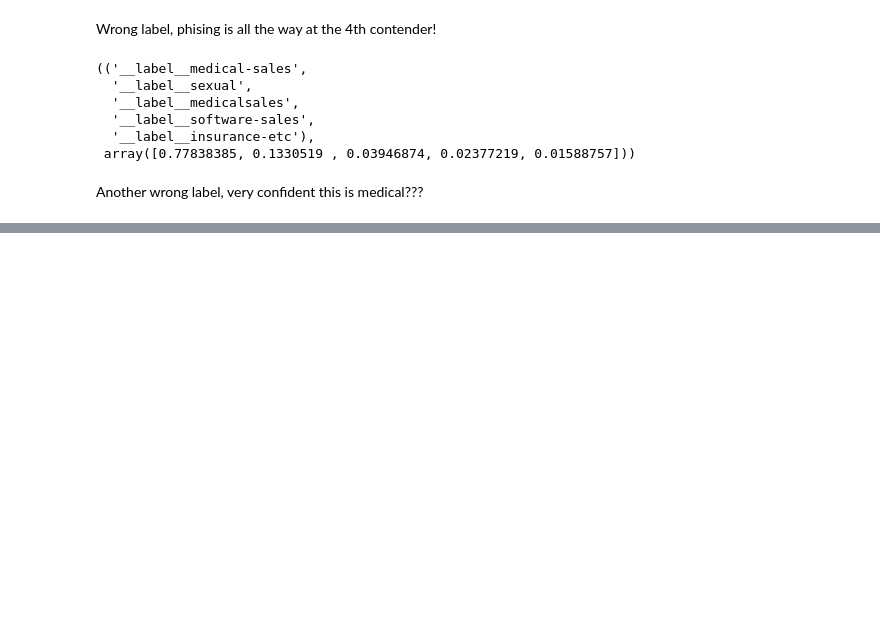
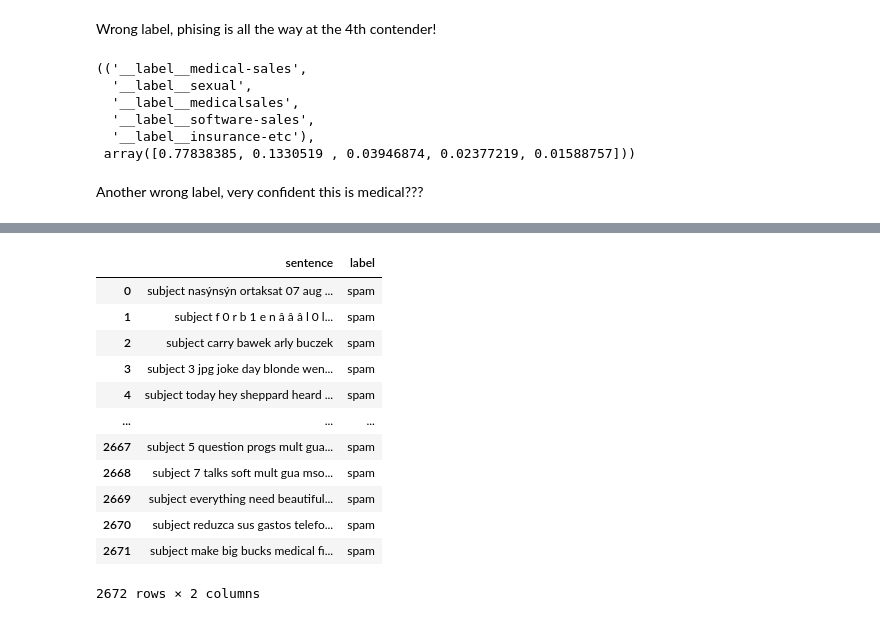
Before and after one commit to zaxiang/Spam_Filter, a Jupyter notebook: notebooks/baseline-GCopy.ipynb, the cells around one changed output, grey strips where cells are left out. Saved outputs shown, nothing was run; the diff lists cells and outputs as text; code cells hidden in the pictures; blank space fills up the shorter version.

```diff
--- a/baseline-GCopy.ipynb
+++ b/notebooks/baseline-GCopy.ipynb
@@ -330,0 +381,26 @@ Another wrong label, very confident this is medical???
+# %%
+spam = []
+path = os.getcwd() + "/enron6/spam"
+os.chdir(path)
+for file in os.listdir():
+    if file.endswith(".txt"):
+        file_path = f"{path}/{file}"
+        spam.append(cleaning(str(read_text_file(file_path))))
+os.chdir("../..")
+spam = pd.DataFrame({'sentence':spam})
+spam['label'] = "spam"
+spam
+# %% [output]
+|  | sentence | label |
+| 0 | subject nasýnsýn ortaksat 07 aug ... | spam |
+| 1 | subject f 0 r b 1 e n â â â l 0 l... | spam |
+| 2 | subject carry bawek arly buczek | spam |
+| 3 | subject 3 jpg joke day blonde wen... | spam |
+| 4 | subject today hey sheppard heard ... | spam |
+| ... | ... | ... |
+| 2667 | subject 5 question progs mult gua... | spam |
+| 2668 | subject 7 talks soft mult gua mso... | spam |
+| 2669 | subject everything need beautiful... | spam |
+| 2670 | subject reduzca sus gastos telefo... | spam |
+| 2671 | subject make big bucks medical fi... | spam |
+2672 rows × 2 columns
```
Also changed, not shown: parts of 14 cells of this notebook, 1 other file.
